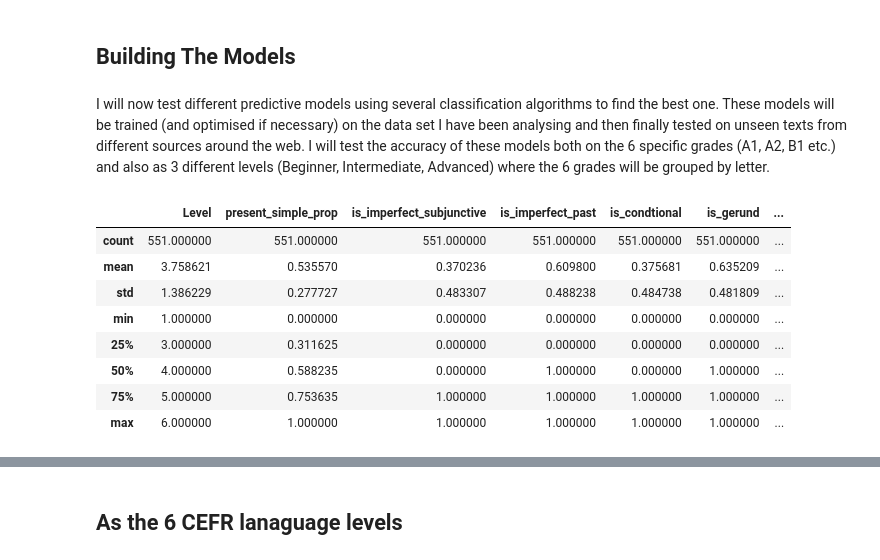
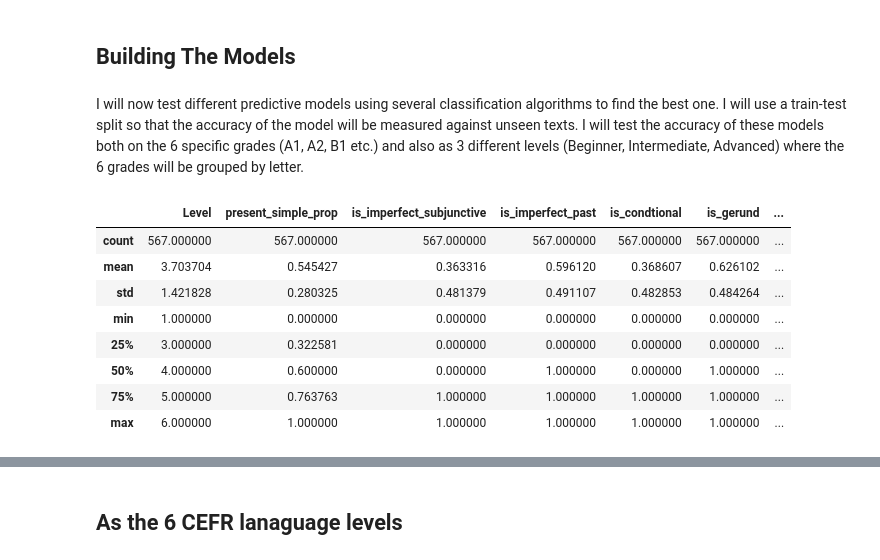
Before and after one commit to DBHunter95/Spanish-Level-Checker, a Jupyter notebook: analysis_and_model.ipynb, the cells around one changed output, grey strips where cells are left out. Cells and saved outputs as stored; diff of their text form; code cells hidden in the pictures.

```diff
--- a/analysis_and_model.ipynb
+++ b/analysis_and_model.ipynb
@@ -471,7 +457,7 @@ df.to_csv('complete_train_set.csv', index=False, header=True)
 # %% [markdown]
 ## Building The Models
 # %% [markdown]
-I will now test different predictive models using several classification algorithms to find the best one. These models will be trained (and optimised if necessary) on the data set I have been analysing and then finally tested on unseen texts from different sources around the web. I will test the accuracy of these models both on the 6 specific grades (A1, A2, B1 etc.) and also as 3 different levels (Beginner, Intermediate, Advanced) where the 6 grades will be grouped by letter.
+I will now test different predictive models using several classification algorithms to find the best one. I will use a train-test split so that the accuracy of the model will be measured against unseen texts. I will test the accuracy of these models both on the 6 specific grades (A1, A2, B1 etc.) and also as 3 different levels (Beginner, Intermediate, Advanced) where the 6 grades will be grouped by letter.
 # %%
 import pandas as pd
 import numpy as np
@@ -495,13 +477,16 @@ df_test = pd.read_csv(r'./complete_test_set.csv')
+# %%
+#Import data
+df = pd.read_csv(r'./data_for_model.csv')
 # %%
-#One last loot at the data
-df_train.describe()
+#One last look at the data
+df.describe()
 # %% [output]
 |  | Level | present_simple_prop | is_imperfect_subjunctive | is_imperfect_past | is_condtional | is_gerund | ... |
-| count | 551.000000 | 551.000000 | 551.000000 | 551.000000 | 551.000000 | 551.000000 | ... |
-| mean | 3.758621 | 0.535570 | 0.370236 | 0.609800 | 0.375681 | 0.635209 | ... |
-| std | 1.386229 | 0.277727 | 0.483307 | 0.488238 | 0.484738 | 0.481809 | ... |
+| count | 567.000000 | 567.000000 | 567.000000 | 567.000000 | 567.000000 | 567.000000 | ... |
+| mean | 3.703704 | 0.545427 | 0.363316 | 0.596120 | 0.368607 | 0.626102 | ... |
+| std | 1.421828 | 0.280325 | 0.481379 | 0.491107 | 0.482853 | 0.484264 | ... |
 | min | 1.000000 | 0.000000 | 0.000000 | 0.000000 | 0.000000 | 0.000000 | ... |
-| 25% | 3.000000 | 0.311625 | 0.000000 | 0.000000 | 0.000000 | 0.000000 | ... |
-| 50% | 4.000000 | 0.588235 | 0.000000 | 1.000000 | 0.000000 | 1.000000 | ... |
-| 75% | 5.000000 | 0.753635 | 1.000000 | 1.000000 | 1.000000 | 1.000000 | ... |
+| 25% | 3.000000 | 0.322581 | 0.000000 | 0.000000 | 0.000000 | 0.000000 | ... |
+| 50% | 4.000000 | 0.600000 | 0.000000 | 1.000000 | 0.000000 | 1.000000 | ... |
+| 75% | 5.000000 | 0.763763 | 1.000000 | 1.000000 | 1.000000 | 1.000000 | ... |
 | max | 6.000000 | 1.000000 | 1.000000 | 1.000000 | 1.000000 | 1.000000 | ... |
```
Also changed, not shown: parts of 92 cells of this notebook, 17 other files.
